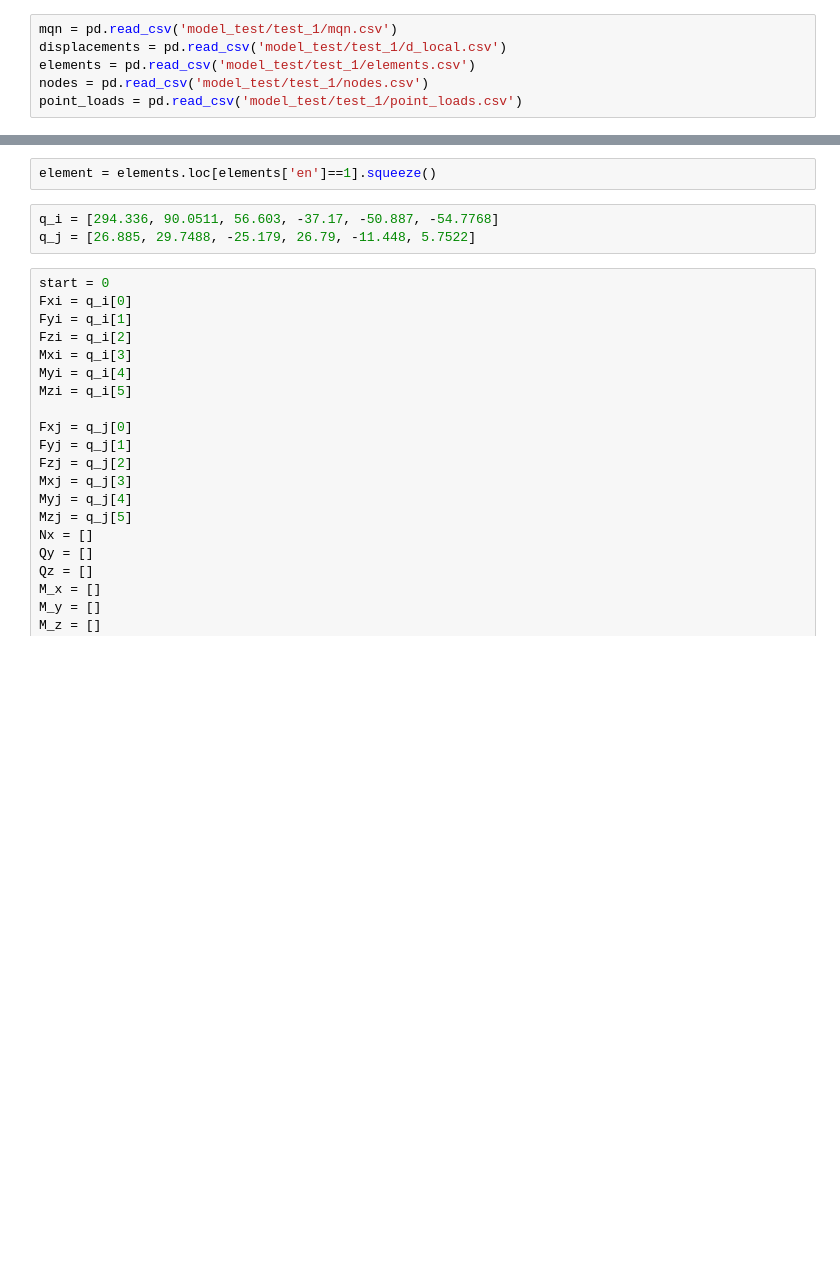
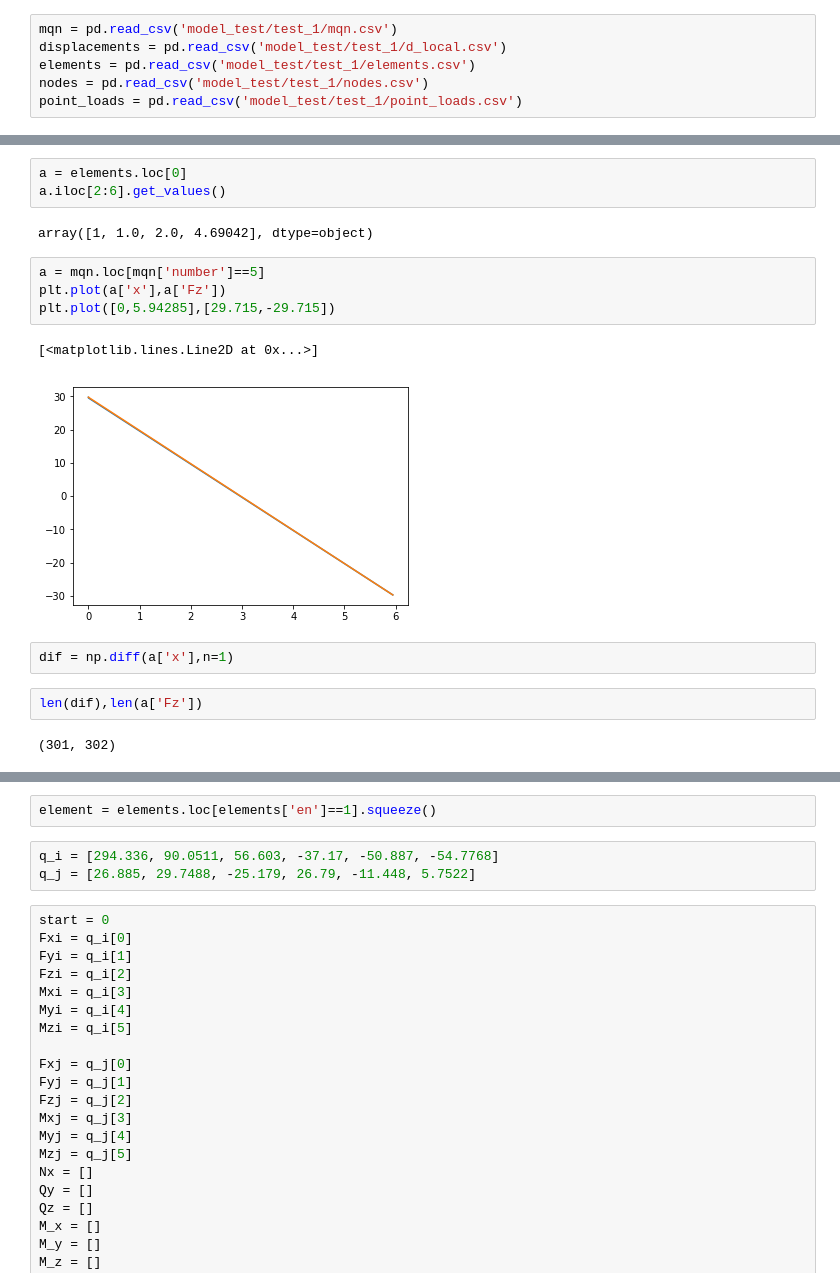
Before and after one commit to tsak1998/Thesis, a Jupyter notebook: Untitled.ipynb, the cells around one changed output, grey strips where cells are left out. Cells and saved outputs as stored; diff of their text form; blank space fills up the shorter version.

```diff
--- a/Untitled.ipynb
+++ b/Untitled.ipynb
@@ -27,0 +62,18 @@ point_loads
+# %%
+a = elements.loc[0]
+a.iloc[2:6].get_values()
+# %% [output]
+array([1, 1.0, 2.0, 4.69042], dtype=object)
+# %%
+a = mqn.loc[mqn['number']==5]
+plt.plot(a['x'],a['Fz'])
+plt.plot([0,5.94285],[29.715,-29.715])
+# %% [output]
+[<matplotlib.lines.Line2D at 0x...>]
+[figure, added]
+# %%
+dif = np.diff(a['x'],n=1)
+# %%
+len(dif),len(a['Fz'])
+# %% [output]
+(301, 302)
```
Also changed, not shown: parts of 11 cells of this notebook, 39 other files.
